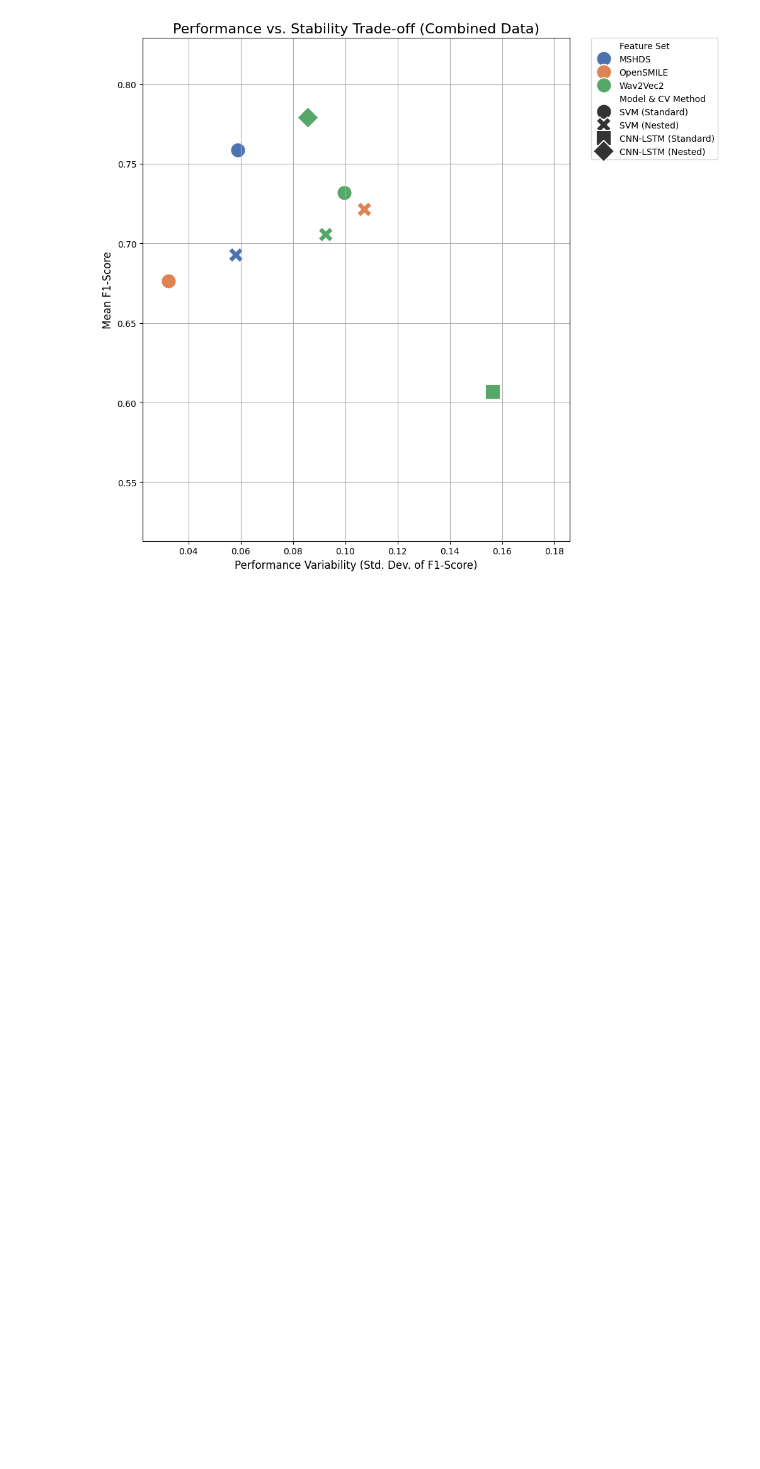
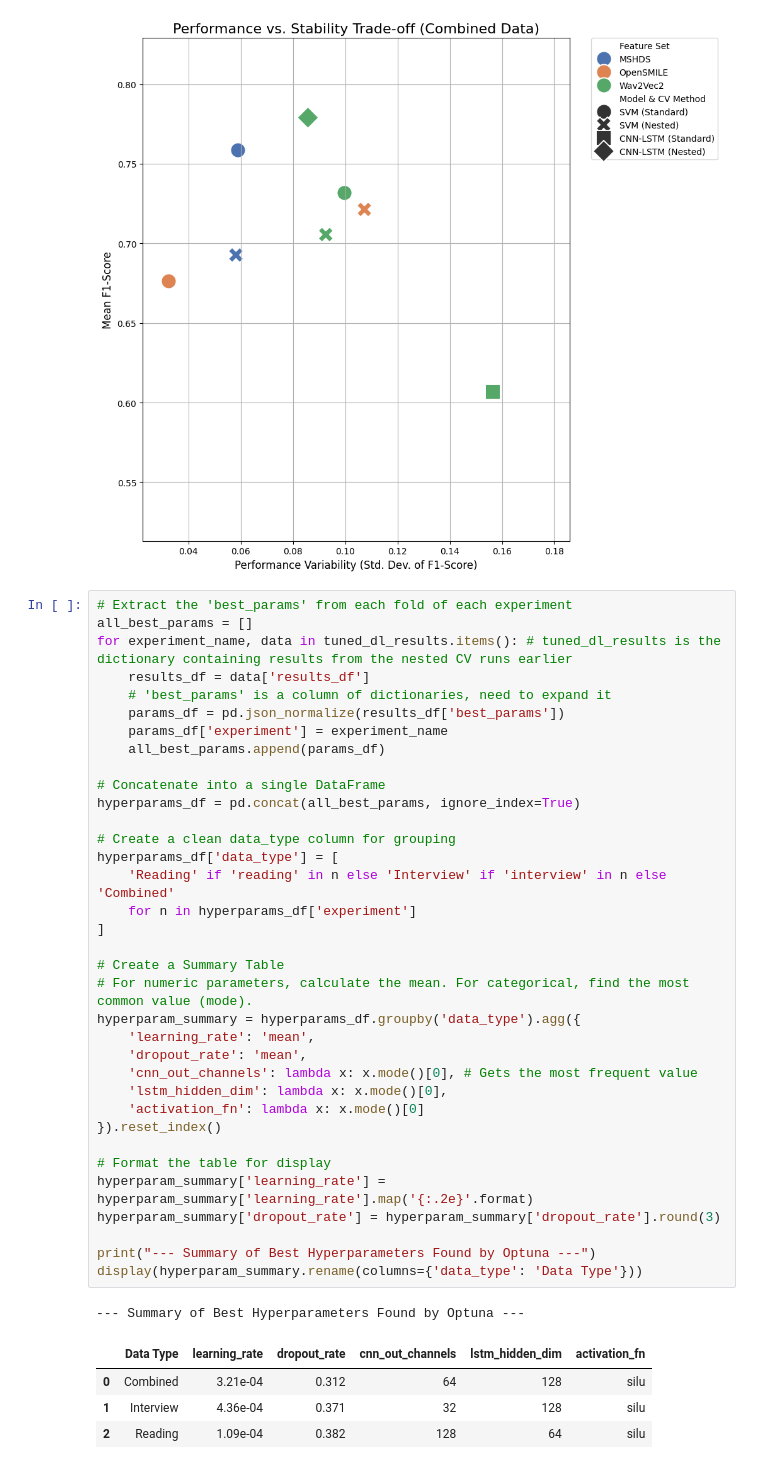
Before and after one commit to ayushpradhan-dev/robust-speech-analysis-framework, a Jupyter notebook: notebooks/03_cnn_lstm_experiment.ipynb, the cells around one changed output. Drawn from its saved outputs; the diff is of its cells as text; blank space fills up the shorter version.

Commit message:
Update: Add table for optimal hyperparameters for each data type found by optuna. Change to README title.

```diff
--- a/notebooks/03_cnn_lstm_experiment.ipynb
+++ b/notebooks/03_cnn_lstm_experiment.ipynb
@@ -1045,3 +1045,44 @@ Setting consistent axis limits: Y-axis (0.51, 0.83), X-axis (0.02, 0.19)
 [figure]
 [figure]
 [figure]
+# %%
+# Extract the 'best_params' from each fold of each experiment
+all_best_params = []
+for experiment_name, data in tuned_dl_results.items(): # tuned_dl_results is the dictionary containing results from the nested CV runs earlier
+    results_df = data['results_df']
+    # 'best_params' is a column of dictionaries, need to expand it
+    params_df = pd.json_normalize(results_df['best_params'])
+    params_df['experiment'] = experiment_name
+    all_best_params.append(params_df)
+
+# Concatenate into a single DataFrame
+hyperparams_df = pd.concat(all_best_params, ignore_index=True)
+
+# Create a clean data_type column for grouping
+hyperparams_df['data_type'] = [
+    'Reading' if 'reading' in n else 'Interview' if 'interview' in n else 'Combined'
+    for n in hyperparams_df['experiment']
+]
+
+# Create a Summary Table
+# For numeric parameters, calculate the mean. For categorical, find the most common value (mode).
+hyperparam_summary = hyperparams_df.groupby('data_type').agg({
+    'learning_rate': 'mean',
+    'dropout_rate': 'mean',
+    'cnn_out_channels': lambda x: x.mode()[0], # Gets the most frequent value
+    'lstm_hidden_dim': lambda x: x.mode()[0],
+    'activation_fn': lambda x: x.mode()[0]
+}).reset_index()
+
+# Format the table for display
+hyperparam_summary['learning_rate'] = hyperparam_summary['learning_rate'].map('{:.2e}'.format)
+hyperparam_summary['dropout_rate'] = hyperparam_summary['dropout_rate'].round(3)
+
+print("--- Summary of Best Hyperparameters Found by Optuna ---")
+display(hyperparam_summary.rename(columns={'data_type': 'Data Type'}))
+# %% [output]
+--- Summary of Best Hyperparameters Found by Optuna ---
+|  | Data Type | learning_rate | dropout_rate | cnn_out_channels | lstm_hidden_dim | activation_fn |
+| 0 | Combined | 3.21e-04 | 0.312 | 64 | 128 | silu |
+| 1 | Interview | 4.36e-04 | 0.371 | 32 | 128 | silu |
+| 2 | Reading | 1.09e-04 | 0.382 | 128 | 64 | silu |
```
Also changed, not shown: 2 other files.
